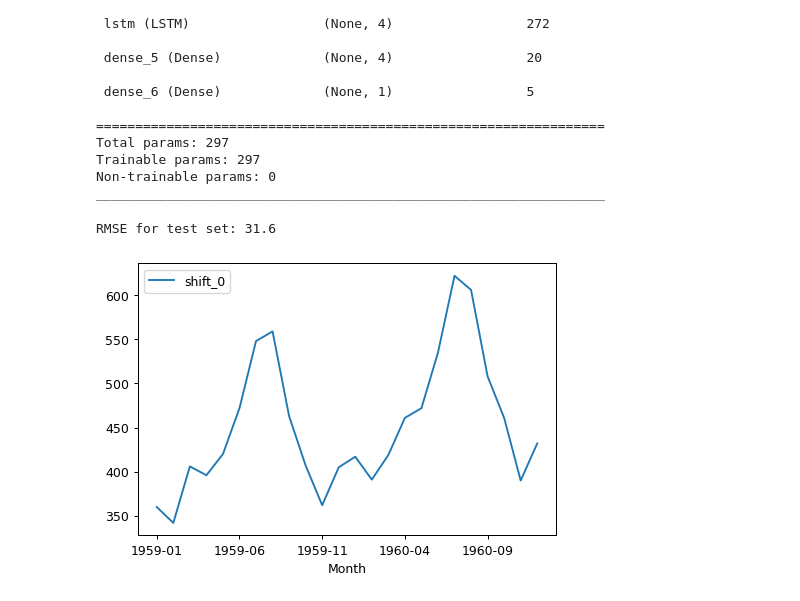
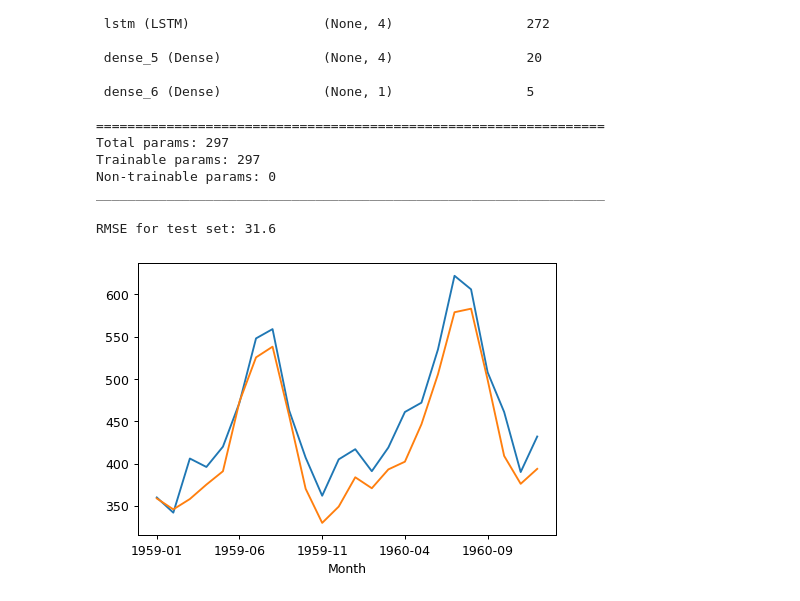
Before and after one commit to ChackMociute/ML4D2E, a Jupyter notebook: jupyterlab/Chapter 14.ipynb, the cells around one changed output. Saved outputs shown, nothing was run; the diff lists cells and outputs as text; code cells hidden in the pictures.

Commit message:
Changed image

```diff
--- a/jupyterlab/Chapter 14.ipynb
+++ b/jupyterlab/Chapter 14.ipynb
@@ -221,14 +221,14 @@ history = model.fit(X_train, y_train, epochs=300, batch_size=8, shuffle=True, ve
 # %%
 preds = model.predict(X_test) * max_value
 reals = y_test * max_value
 
 rmse = np.sqrt(mean_squared_error(y_pred=preds, y_true=reals))
 print(f"RMSE for test set: {rmse:0.3}")
 
 _, ax = plt.subplots(dpi=90)
 reals.plot()
-ax.legend()
+ax.plot(preds)
 plt.show()
 # %% [output]
 RMSE for test set: 31.6
-[figure, old version]
+[figure, new version]
```
